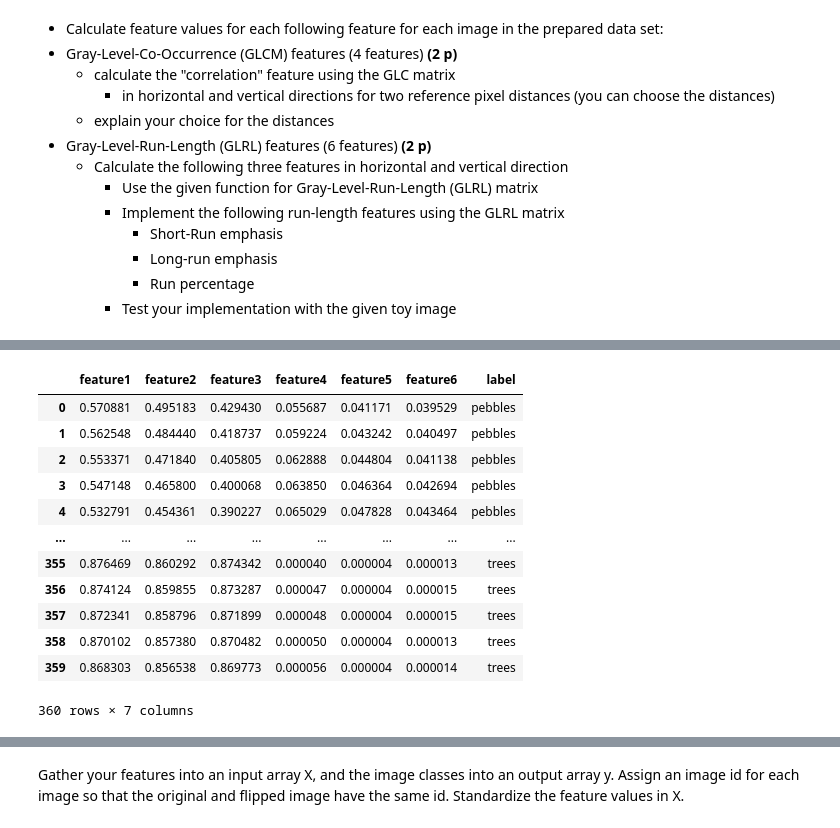
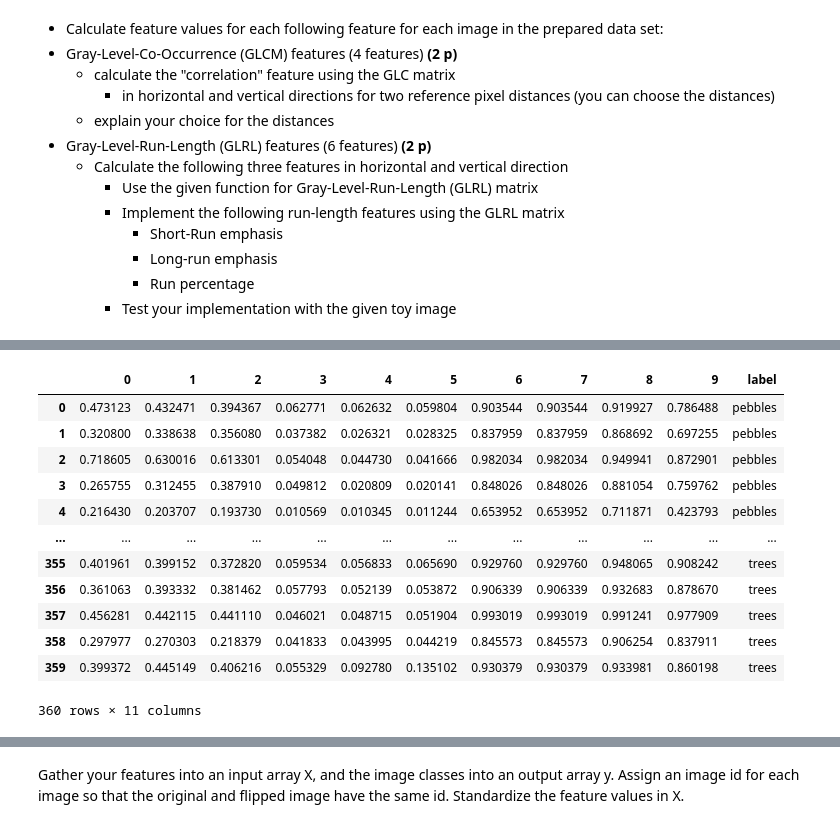
Before and after one commit to shulkkonen/image_classification_pipeline, a Jupyter notebook: Image_classification_pipeline.ipynb, the cells around one changed output, grey strips where cells are left out. Cells and saved outputs as stored; diff of their text form; code cells hidden in the pictures.

```diff
--- a/Image_classification_pipeline.ipynb
+++ b/Image_classification_pipeline.ipynb
@@ -197,4 +181,8 @@ def make_df(data, label):
     df = pd.DataFrame(data)
     df['label'] = label
     return df
+# %%
+pebble_features = first_order_texture_measures(pebbles)
+sky_features = first_order_texture_measures(sky)
+tree_features = first_order_texture_measures(trees)
 # %%
@@ -283,22 +267,6 @@ tree_gray_df = make_df(tree_gray_features, 'trees')
 
 gray_data = pd.concat([pebble_gray_df, sky_gray_df, tree_gray_df])
 gray_data = gray_data.reset_index(drop=True)
-# %%
-rgb_data
-# %% [output]
-|  | feature1 | feature2 | feature3 | feature4 | feature5 | feature6 | label |
-| 0 | 0.570881 | 0.495183 | 0.429430 | 0.055687 | 0.041171 | 0.039529 | pebbles |
-| 1 | 0.562548 | 0.484440 | 0.418737 | 0.059224 | 0.043242 | 0.040497 | pebbles |
-| 2 | 0.553371 | 0.471840 | 0.405805 | 0.062888 | 0.044804 | 0.041138 | pebbles |
-| 3 | 0.547148 | 0.465800 | 0.400068 | 0.063850 | 0.046364 | 0.042694 | pebbles |
-| 4 | 0.532791 | 0.454361 | 0.390227 | 0.065029 | 0.047828 | 0.043464 | pebbles |
-| ... | ... | ... | ... | ... | ... | ... | ... |
-| 355 | 0.876469 | 0.860292 | 0.874342 | 0.000040 | 0.000004 | 0.000013 | trees |
-| 356 | 0.874124 | 0.859855 | 0.873287 | 0.000047 | 0.000004 | 0.000015 | trees |
-| 357 | 0.872341 | 0.858796 | 0.871899 | 0.000048 | 0.000004 | 0.000015 | trees |
-| 358 | 0.870102 | 0.857380 | 0.870482 | 0.000050 | 0.000004 | 0.000013 | trees |
-| 359 | 0.868303 | 0.856538 | 0.869773 | 0.000056 | 0.000004 | 0.000014 | trees |
-360 rows × 7 columns
 # %%
 all_data = rgb_data.join(gray_data, lsuffix="_left")
 # %%
@@ -306,3 +274,19 @@ all_data = all_data.drop(['label_left'], axis=1)
+# %%
+all_data
+# %% [output]
+|  | 0 | 1 | 2 | 3 | 4 | 5 | 6 | 7 | 8 | 9 | label |
+| 0 | 0.473123 | 0.432471 | 0.394367 | 0.062771 | 0.062632 | 0.059804 | 0.903544 | 0.903544 | 0.919927 | 0.786488 | pebbles |
+| 1 | 0.320800 | 0.338638 | 0.356080 | 0.037382 | 0.026321 | 0.028325 | 0.837959 | 0.837959 | 0.868692 | 0.697255 | pebbles |
+| 2 | 0.718605 | 0.630016 | 0.613301 | 0.054048 | 0.044730 | 0.041666 | 0.982034 | 0.982034 | 0.949941 | 0.872901 | pebbles |
+| 3 | 0.265755 | 0.312455 | 0.387910 | 0.049812 | 0.020809 | 0.020141 | 0.848026 | 0.848026 | 0.881054 | 0.759762 | pebbles |
+| 4 | 0.216430 | 0.203707 | 0.193730 | 0.010569 | 0.010345 | 0.011244 | 0.653952 | 0.653952 | 0.711871 | 0.423793 | pebbles |
+| ... | ... | ... | ... | ... | ... | ... | ... | ... | ... | ... | ... |
+| 355 | 0.401961 | 0.399152 | 0.372820 | 0.059534 | 0.056833 | 0.065690 | 0.929760 | 0.929760 | 0.948065 | 0.908242 | trees |
+| 356 | 0.361063 | 0.393332 | 0.381462 | 0.057793 | 0.052139 | 0.053872 | 0.906339 | 0.906339 | 0.932683 | 0.878670 | trees |
+| 357 | 0.456281 | 0.442115 | 0.441110 | 0.046021 | 0.048715 | 0.051904 | 0.993019 | 0.993019 | 0.991241 | 0.977909 | trees |
+| 358 | 0.297977 | 0.270303 | 0.218379 | 0.041833 | 0.043995 | 0.044219 | 0.845573 | 0.845573 | 0.906254 | 0.837911 | trees |
+| 359 | 0.399372 | 0.445149 | 0.406216 | 0.055329 | 0.092780 | 0.135102 | 0.930379 | 0.930379 | 0.933981 | 0.860198 | trees |
+360 rows × 11 columns
 # %%
 all_data.columns
 # %% [output]
```
Also changed, not shown: parts of 18 cells of this notebook.
